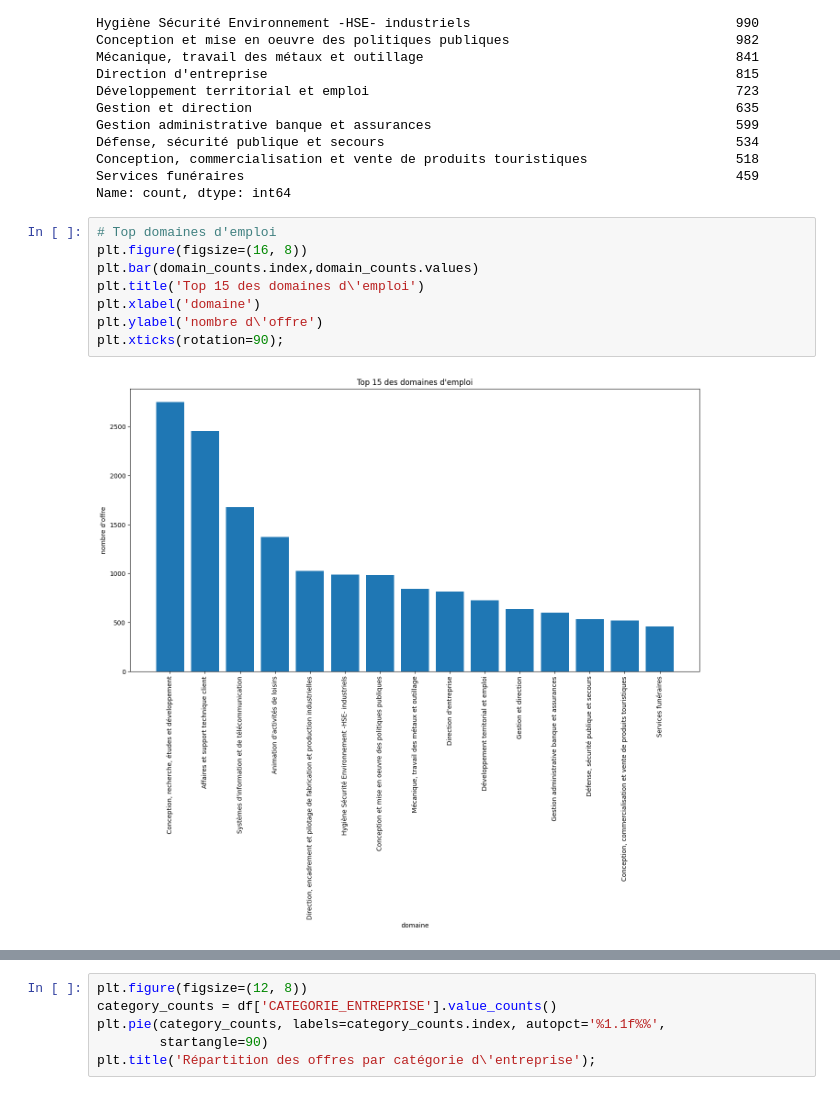
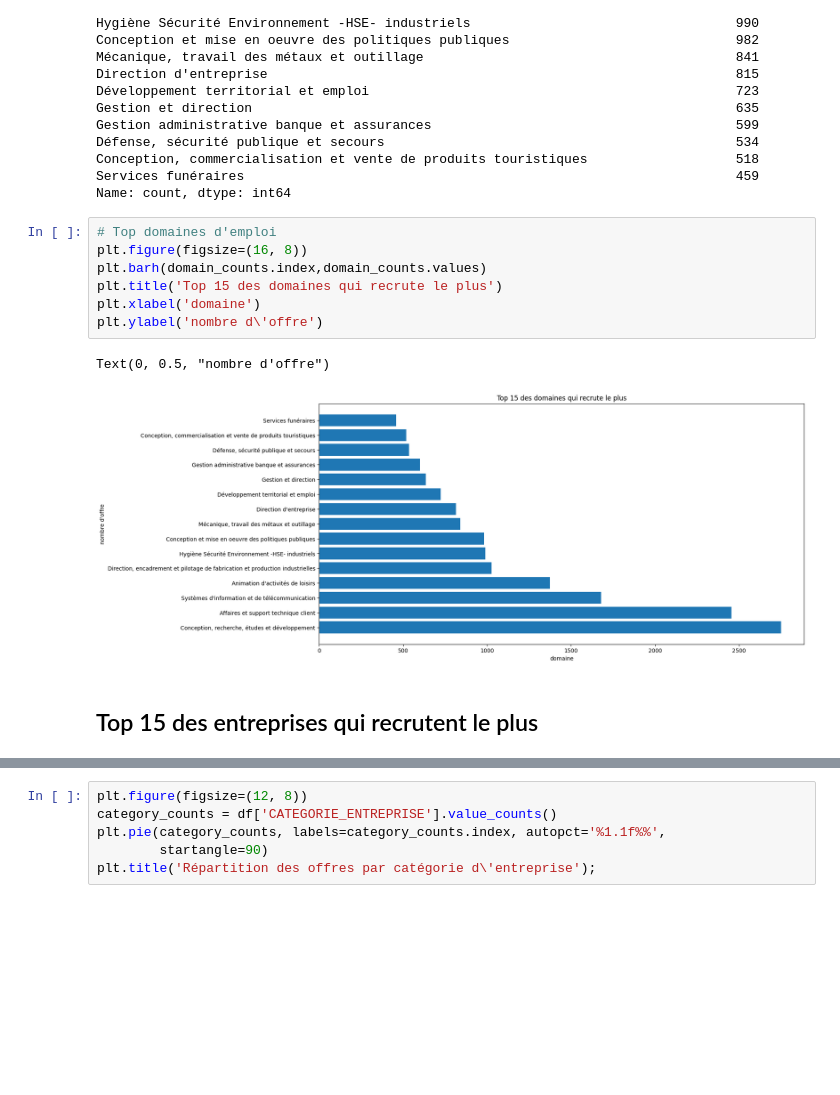
Before and after one commit to Ilanlp/Projet_update, a Jupyter notebook: MLFlow/notebook/EDA.ipynb, the cells around one changed output, grey strips where cells are left out. Cells and saved outputs as stored; diff of their text form; blank space fills up the shorter version.

```diff
--- a/MLFlow/notebook/EDA.ipynb
+++ b/MLFlow/notebook/EDA.ipynb
@@ -150,13 +129,15 @@ Name: count, dtype: int64
 # %%
 # Top domaines d'emploi
 plt.figure(figsize=(16, 8))
-plt.bar(domain_counts.index,domain_counts.values)
-plt.title('Top 15 des domaines d\'emploi')
+plt.barh(domain_counts.index,domain_counts.values)
+plt.title('Top 15 des domaines qui recrute le plus')
 plt.xlabel('domaine')
 plt.ylabel('nombre d\'offre')
-plt.xticks(rotation=90);
 # %% [output]
+Text(0, 0.5, "nombre d'offre")
-[figure, old version]
+[figure, new version]
+# %% [markdown]
+## Top 15 des entreprises qui recrutent le plus
 # %%
 company_counts = df['NOM_ENTREPRISE'].value_counts().head(15)
 company_counts
```
Also changed, not shown: parts of 32 cells of this notebook.
